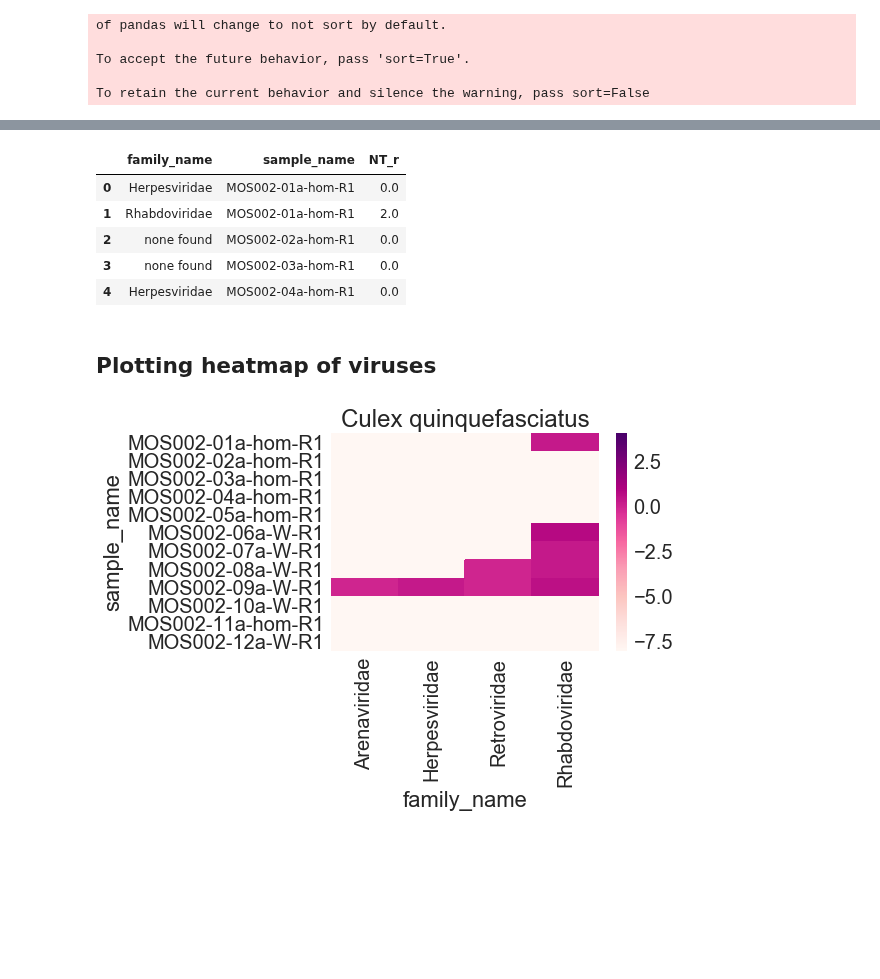
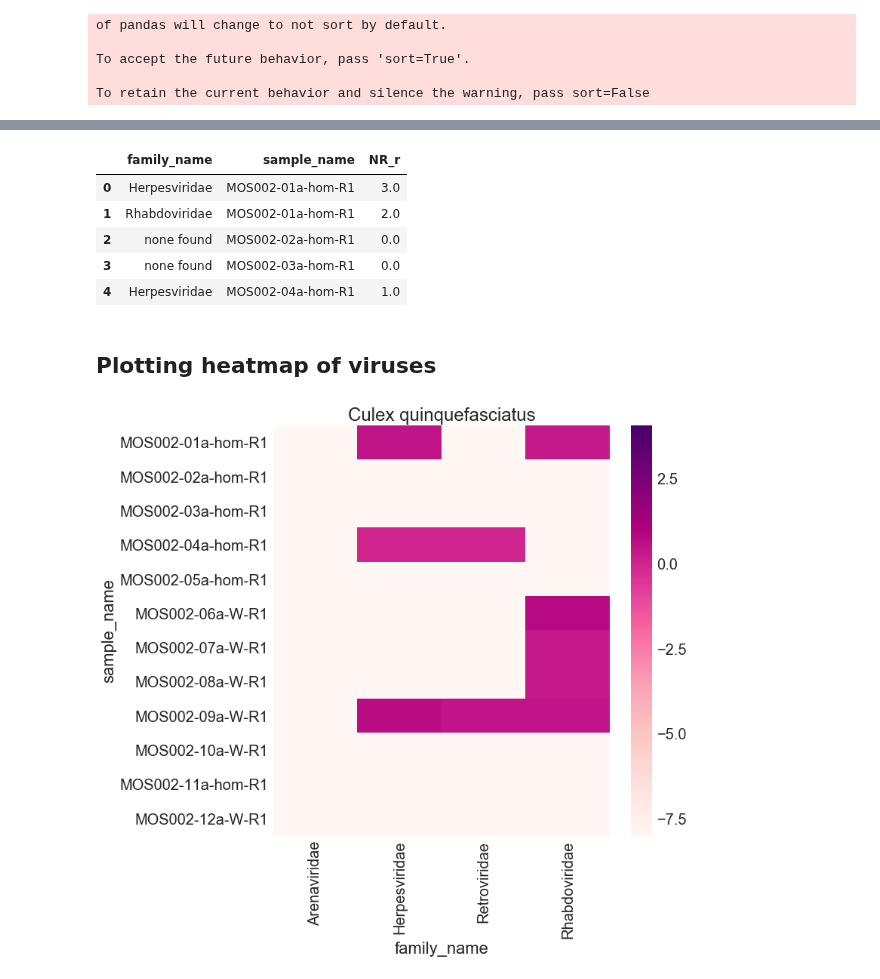
Before and after one commit to czbiohub-sf/california-mosquito-study, a Jupyter notebook: analysis/cdc_pilot/prelim_analysis.ipynb, the cells around one changed output, grey strips where cells are left out. Cells and saved outputs as stored; diff of their text form; code cells hidden in the pictures; blank space fills up the shorter version.

```diff
--- a/analysis/cdc_pilot/prelim_analysis.ipynb
+++ b/analysis/cdc_pilot/prelim_analysis.ipynb
@@ -42,32 +52,32 @@ bloodmeal_df = bloodmeal_df.drop('notes', axis=1)
 # %%
 bloodmeal_df.to_csv("../../data/MOS002_sample_table_bloodmeal_calls.csv")
 # %%
-reports_viruses = reports[(reports.category_name=="Viruses") & (reports.tax_level==2)]
+reports_viruses = reports[((reports.category_name=="Viruses") | (reports.name.str.contains("virus"))) & (reports.tax_level==2)]
 # %%
-NT_r_family = reports_viruses.groupby(['sample_name', 'family_taxid'])['NT_r'].sum().to_frame()
-NT_r_family = NT_r_family.reset_index(level=0).reset_index(level=0)
-family_dict = ncbi.get_taxid_translator(NT_r_family.family_taxid.tolist())
-NT_r_family['family_name'] = NT_r_family.family_taxid.apply(lambda x: family_dict[x] if x>0 else 'unassigned Mononegavirales')
+NR_r_family = reports_viruses.groupby(['sample_name', 'family_taxid'])['NR_r'].sum().to_frame()
+NR_r_family = NR_r_family.reset_index(level=0).reset_index(level=0)
+family_dict = ncbi.get_taxid_translator(NR_r_family.family_taxid.tolist())
+NR_r_family['family_name'] = NR_r_family.family_taxid.apply(lambda x: family_dict[x] if x>0 else 'unassigned Mononegavirales')
 for x in sample_table.sample_name:
-    if (not NT_r_family.sample_name.str.contains(x).any()):
-        dict_to_add = {'family_taxid': "none found", 'sample_name': x, 'NT_r': 0.0, 'family_name': "none found"}
-        NT_r_family = NT_r_family.append(dict_to_add, ignore_index=True)
-NT_r_family.sort_values(by='sample_name', axis=0, inplace=True)
-NT_r_family = NT_r_family[['sample_name', 'family_name', 'NT_r']].groupby(['sample_name', 'family_name'])['NT_r'].sum().to_frame().reset_index(level=0).reset_index(level=0)
+    if (not NR_r_family.sample_name.str.contains(x).any()):
+        dict_to_add = {'family_taxid': "none found", 'sample_name': x, 'NR_r': 0.0, 'family_name': "none found"}
+        NR_r_family = NR_r_family.append(dict_to_add, ignore_index=True)
+NR_r_family.sort_values(by='sample_name', axis=0, inplace=True)
+NR_r_family = NR_r_family[['sample_name', 'family_name', 'NR_r']].groupby(['sample_name', 'family_name'])['NR_r'].sum().to_frame().reset_index(level=0).reset_index(level=0)
 # %%
-NT_r_family.head()
+NR_r_family.head()
 # %% [output]
-|  | family_name | sample_name | NT_r |
-| 0 | Herpesviridae | MOS002-01a-hom-R1 | 0.0 |
+|  | family_name | sample_name | NR_r |
+| 0 | Herpesviridae | MOS002-01a-hom-R1 | 3.0 |
 | 1 | Rhabdoviridae | MOS002-01a-hom-R1 | 2.0 |
 | 2 | none found | MOS002-02a-hom-R1 | 0.0 |
 | 3 | none found | MOS002-03a-hom-R1 | 0.0 |
-| 4 | Herpesviridae | MOS002-04a-hom-R1 | 0.0 |
+| 4 | Herpesviridae | MOS002-04a-hom-R1 | 1.0 |
 # %% [markdown]
 ## Plotting heatmap of viruses
 # %%
-def plot_heatmap (df, title='', vmin=math.log10(0.00000001), vmax=math.log10(NT_r_family.NT_r.max())):
-    df = pd.pivot_table(df, values='NT_r', index=['sample_name'], columns=["family_name"]).fillna(0)
+def plot_heatmap (df, title='', vmin=math.log10(0.00000001), vmax=math.log10(NR_r_family.NR_r.max())):
+    df = pd.pivot_table(df, values='NR_r', index=['sample_name'], columns=["family_name"]).fillna(0)
     df = df.applymap(lambda x: math.log10(x+0.00000001))
     if ('none found' in df.columns):
         df = df.drop('none found', axis=1)
@@ -75,8 +85,8 @@ def plot_heatmap (df, title='', vmin=math.log10(0.00000001), vmax=math.log10(NT_
     ax = seaborn.heatmap(data=df, vmin=vmin, vmax=vmax, cmap="RdPu", xticklabels=True, yticklabels=True)
     ax.set_title(title)
 # %%
-culex_quing_virus_df = NT_r_family[:NT_r_family.loc[NT_r_family.sample_name.str.contains('13a')].index[0]]
+culex_quing_virus_df = NR_r_family[:NR_r_family.loc[NR_r_family.sample_name.str.contains('13a')].index[0]]
 plot_heatmap (culex_quing_virus_df, title="Culex quinquefasciatus")
 # %% [output]
-[figure, old version]
+[figure, new version]
 # %%
```
Also changed, not shown: parts of 21 cells of this notebook, 3 other files.
